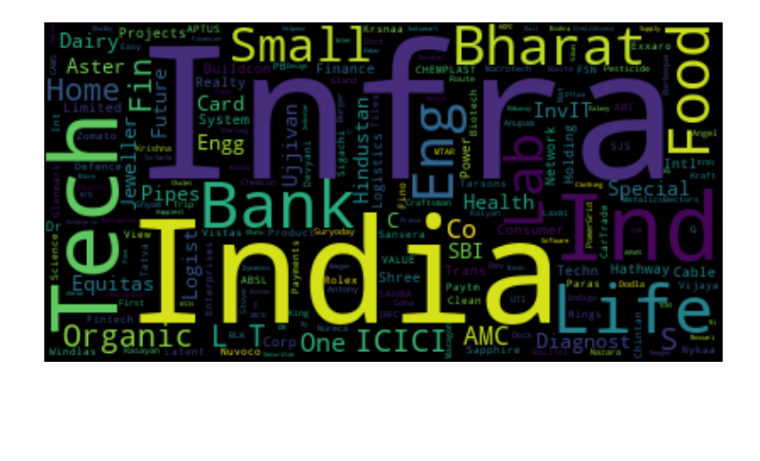
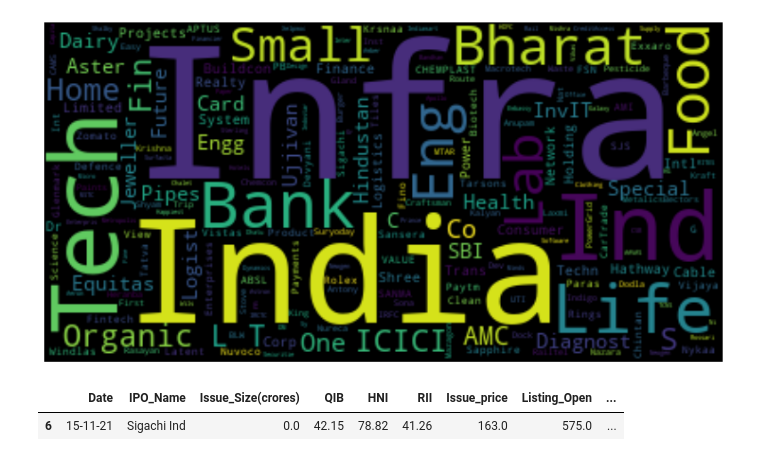
Before and after one commit to shubhankar-rai/indian-stock-ipo-data-analysis, a Jupyter notebook: main.ipynb, the cells around one changed output. Drawn from its saved outputs; the diff is of its cells as text; code cells hidden in the pictures; blank space fills up the shorter version.

```diff
--- a/main.ipynb
+++ b/main.ipynb
@@ -113,0 +120,6 @@ plt.show()
+# %%
+x = df[df['IPO_Name'] == "Sigachi Ind"]
+x
+# %% [output]
+|  | Date | IPO_Name | Issue_Size(crores) | QIB | HNI | RII | Issue_price | Listing_Open | ... |
+| 6 | 15-11-21 | Sigachi Ind | 0.0 | 42.15 | 78.82 | 41.26 | 163.0 | 575.0 | ... |
```
Also changed, not shown: parts of 1 cell of this notebook.
